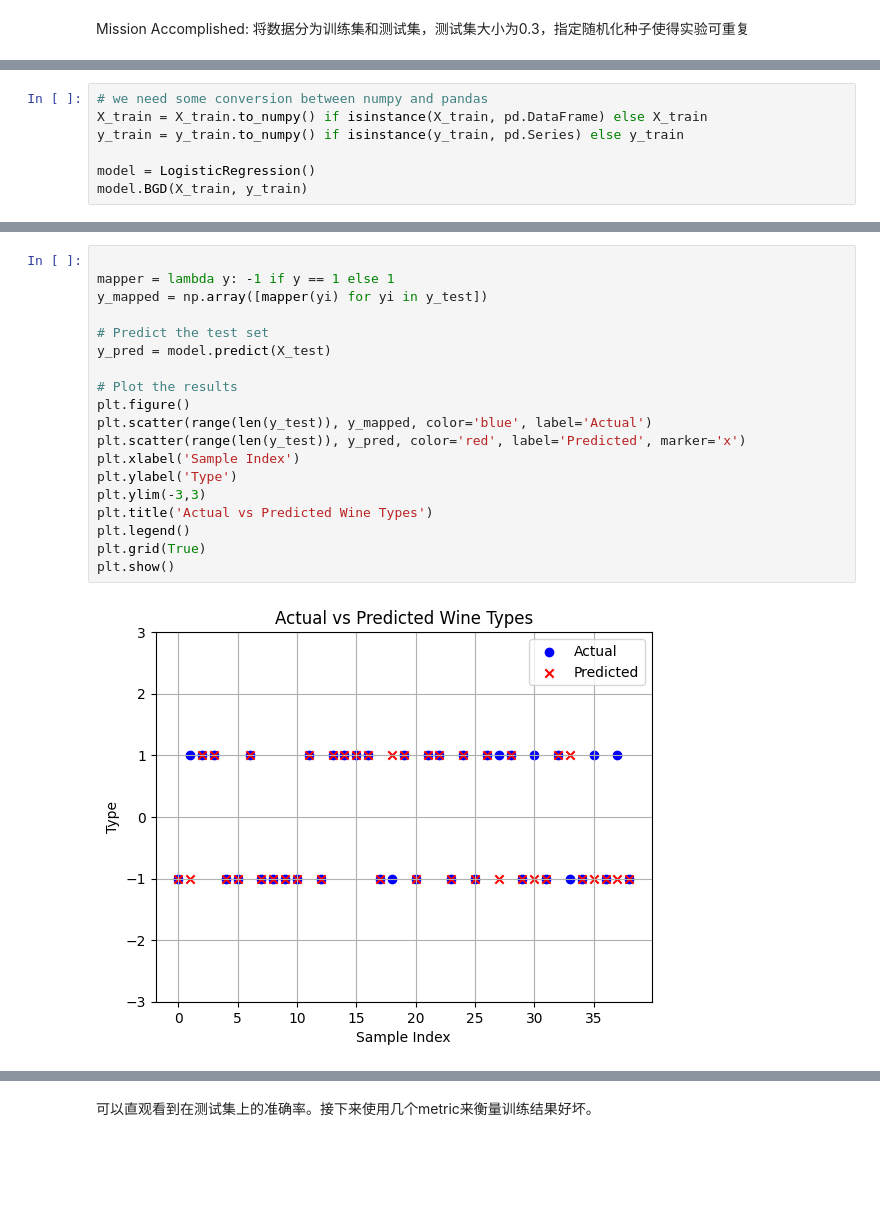
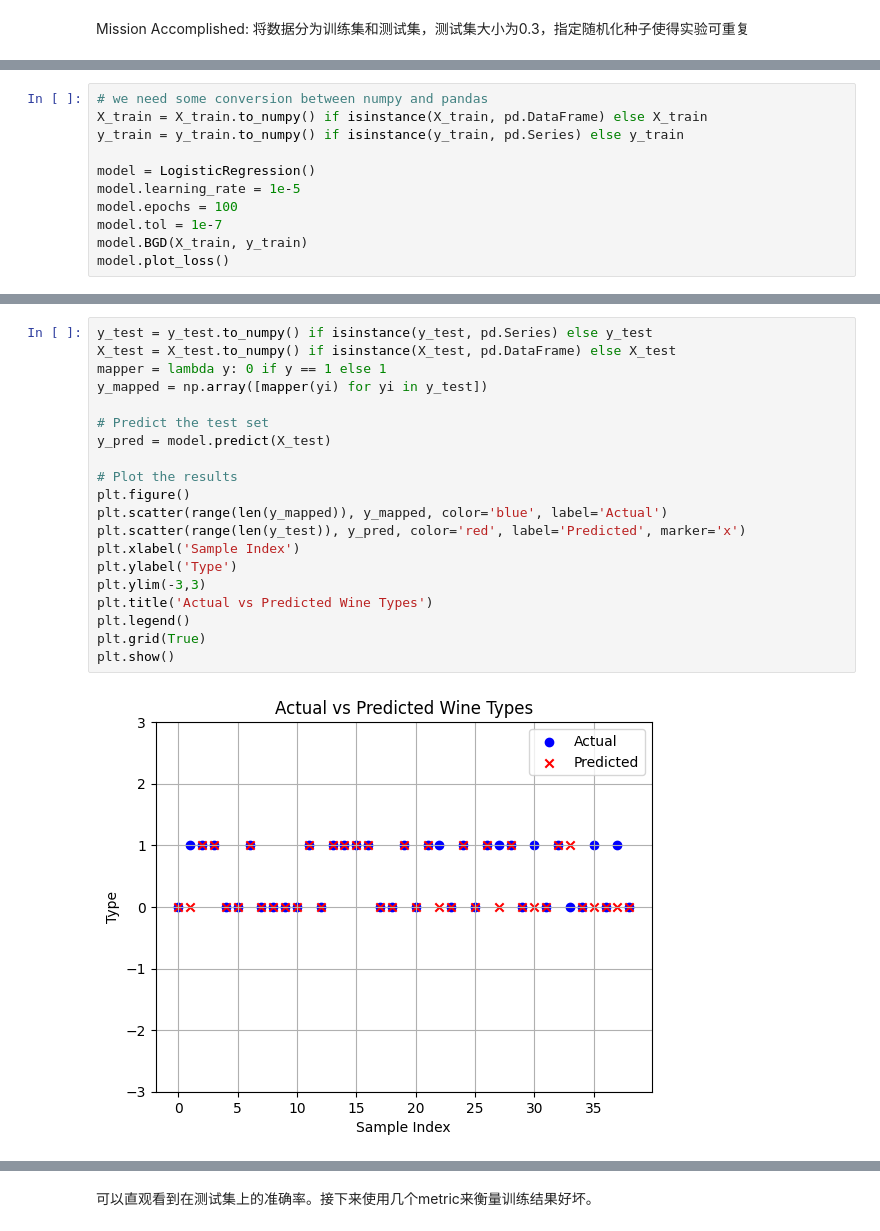
Before and after one commit to ziyuanLi-alex/sdm274, a Jupyter notebook: assgn04_logi/logistic.ipynb, the cells around one changed output, grey strips where cells are left out. Cells and saved outputs as stored; diff of their text form; blank space fills up the shorter version.

```diff
--- a/assgn04_logi/logistic.ipynb
+++ b/assgn04_logi/logistic.ipynb
@@ -91,5 +122,9 @@ X_train = X_train.to_numpy() if isinstance(X_train, pd.DataFrame) else X_train
 y_train = y_train.to_numpy() if isinstance(y_train, pd.Series) else y_train
 
 model = LogisticRegression()
+model.learning_rate = 1e-5
+model.epochs = 100
+model.tol = 1e-7
 model.BGD(X_train, y_train)
+model.plot_loss()
 # %% [output]
@@ -113,21 +132,22 @@ Early stopping at epoch 22
 # %%
-
-mapper = lambda y: -1 if y == 1 else 1
+y_test = y_test.to_numpy() if isinstance(y_test, pd.Series) else y_test
+X_test = X_test.to_numpy() if isinstance(X_test, pd.DataFrame) else X_test
+mapper = lambda y: 0 if y == 1 else 1
 y_mapped = np.array([mapper(yi) for yi in y_test])
 
 # Predict the test set
 y_pred = model.predict(X_test)
 
 # Plot the results
 plt.figure()
-plt.scatter(range(len(y_test)), y_mapped, color='blue', label='Actual')
+plt.scatter(range(len(y_mapped)), y_mapped, color='blue', label='Actual')
 plt.scatter(range(len(y_test)), y_pred, color='red', label='Predicted', marker='x')
 plt.xlabel('Sample Index')
 plt.ylabel('Type')
 plt.ylim(-3,3)
 plt.title('Actual vs Predicted Wine Types')
 plt.legend()
 plt.grid(True)
 plt.show()
 # %% [output]
-[figure, old version]
+[figure, new version]
```
Also changed, not shown: parts of 5 cells of this notebook.
